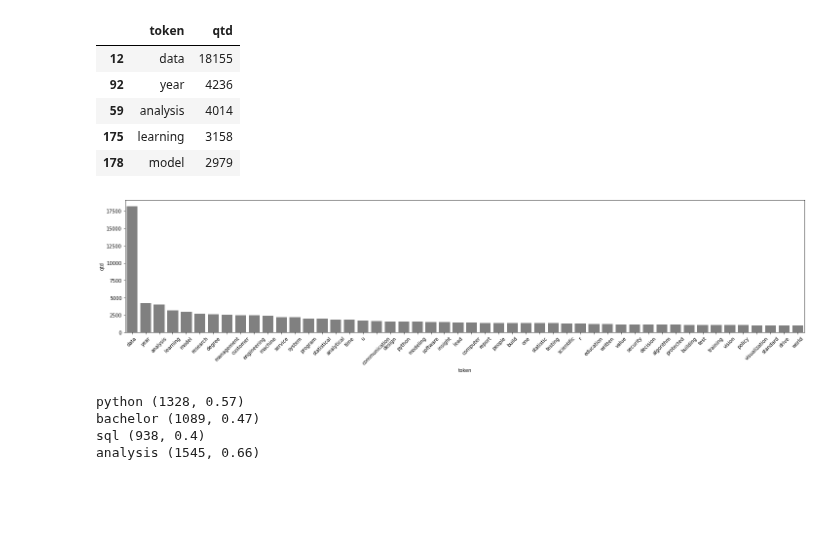
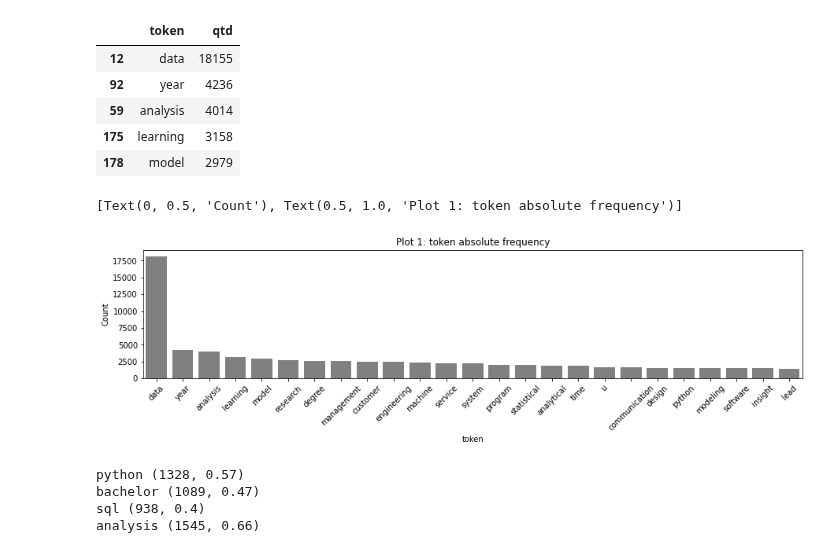
Before and after one commit to rknagao/studies, a Jupyter notebook: skills_keywords/notebook.ipynb, the cells around one changed output. Saved outputs shown, nothing was run; the diff lists cells and outputs as text; code cells hidden in the pictures; blank space fills up the shorter version.

```diff
--- a/skills_keywords/notebook.ipynb
+++ b/skills_keywords/notebook.ipynb
@@ -297,11 +297,13 @@ df_freq.head()
 | 178 | model | 2979 |
 # %%
 # Plot
-plt.figure(figsize=(25, 5))
-fig = sns.barplot(data=df_freq.head(50), x='token', y='qtd', color='gray')
+plt.figure(figsize=(15, 3))
+fig = sns.barplot(data=df_freq.head(25), x='token', y='qtd', color='gray')
 fig.tick_params(axis='x', rotation=45)
+fig.set(ylabel='Count', title='Plot 1: token absolute frequency')
 # %% [output]
+[Text(0, 0.5, 'Count'), Text(0.5, 1.0, 'Plot 1: token absolute frequency')]
-[figure, old version]
+[figure, new version]
 # %%
 # Checking in how many jobs a specific term is present.
 def jobs_with_token(df, term):
```
Also changed, not shown: parts of 2 cells of this notebook, 1 other file.
